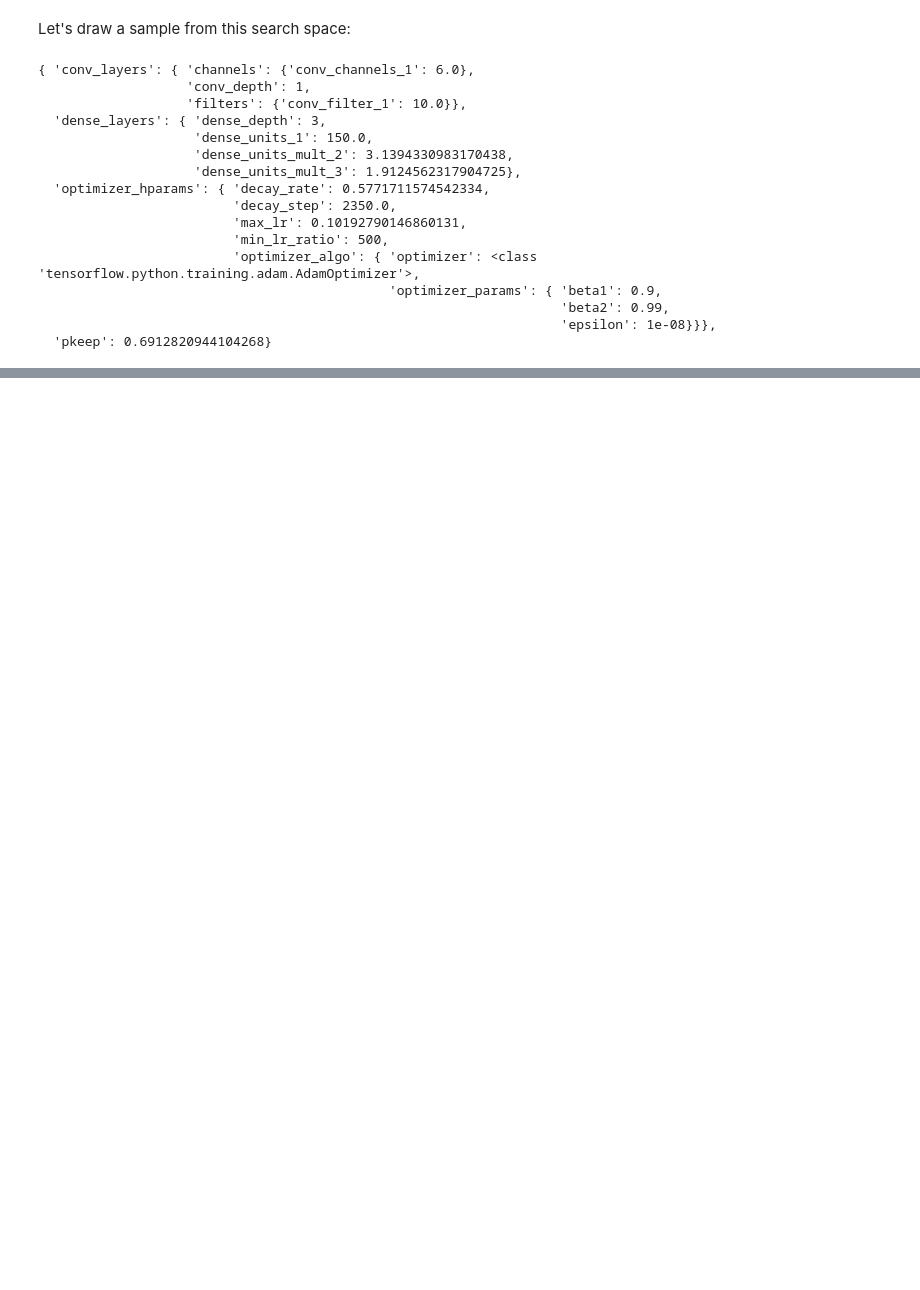
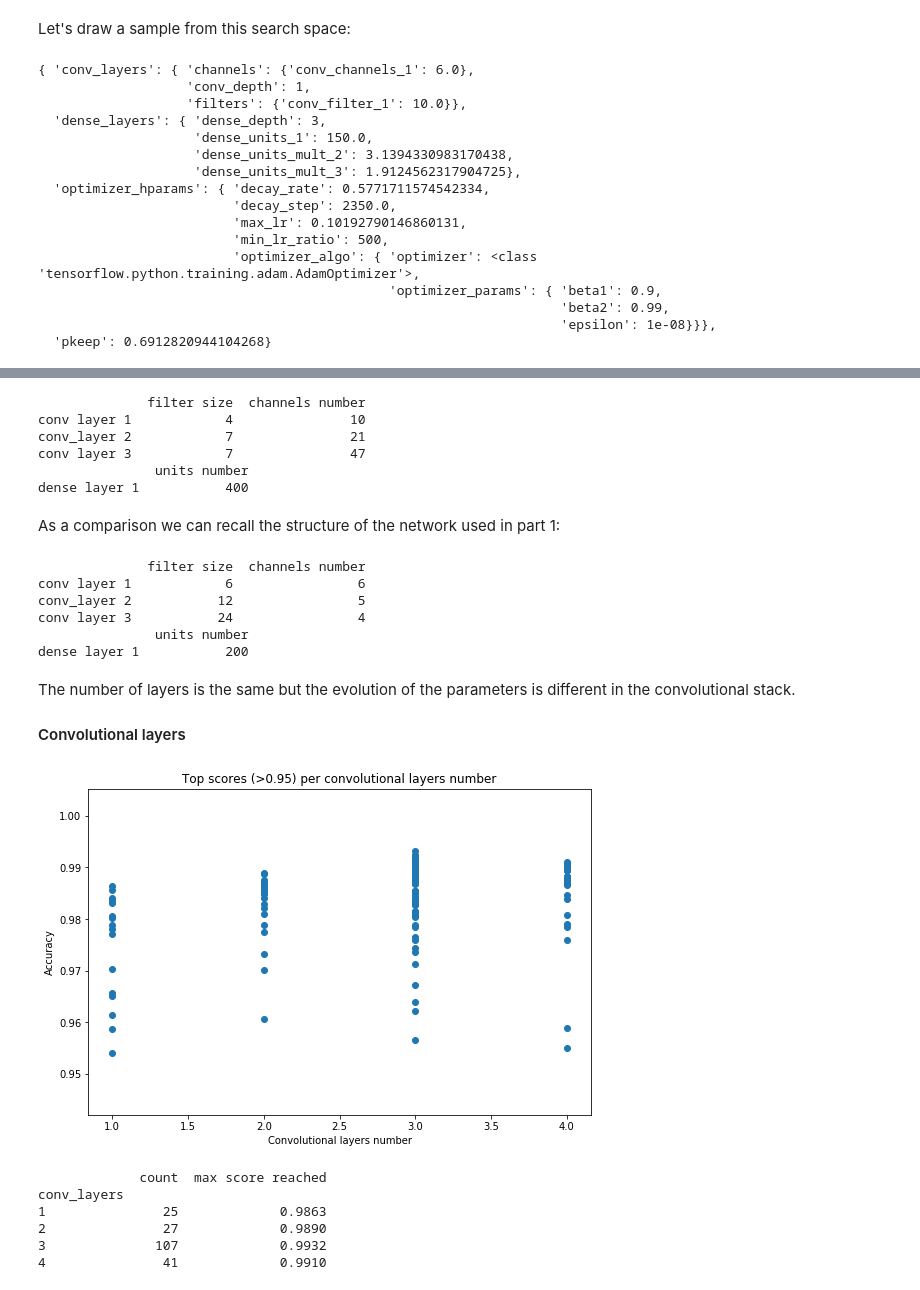
Before and after one commit to AlxClt/Hyperparameters, a Jupyter notebook: MNIST_bayes_opt.ipynb, the cells around one changed output, grey strips where cells are left out. Cells and saved outputs as stored; diff of their text form; code cells hidden in the pictures; blank space fills up the shorter version.

```diff
--- a/MNIST_bayes_opt.ipynb
+++ b/MNIST_bayes_opt.ipynb
@@ -444,0 +454,5 @@ best_tpe = fmin(objective,
+# %%
+with open('data/trials_tpe_mnist_step2','rb') as f:
+    trials=pickle.load(f)
+
+print('Best Accuracy: {:.2f}%'.format(100*(1-trials.best_trial['result']['loss'])))
@@ -444,0 +491,55 @@ best_tpe = fmin(objective,
+# %%
+print(pd.DataFrame([[4,10],[int(1.9016499455362226*4),int(2.1726153573086577*10)],[int(1.126609590344377*int(1.9016499455362226*4)),int(2.277478274537393*int(2.1726153573086577*10))]],index=['conv layer 1', 'conv_layer 2','conv layer 3'],columns=['filter size','channels number']))
+
+print(pd.DataFrame([400],index=['dense layer 1'],columns=['units number']))
+# %% [output]
+              filter size  channels number
+conv layer 1            4               10
+conv_layer 2            7               21
+conv layer 3            7               47
+               units number
+dense layer 1           400
+# %% [markdown]
+As a comparison we can recall the structure of the network used in part 1:
+# %%
+print(pd.DataFrame([[6,6],[12,5],[24,4]],index=['conv layer 1', 'conv_layer 2','conv layer 3'],columns=['filter size','channels number']))
+
+print(pd.DataFrame([200],index=['dense layer 1'],columns=['units number']))
+# %% [output]
+              filter size  channels number
+conv layer 1            6                6
+conv_layer 2           12                5
+conv layer 3           24                4
+               units number
+dense layer 1           200
+# %% [markdown]
+The number of layers is the same but the evolution of the parameters is different in the convolutional stack.
+
+
+#### Convolutional layers
+# %%
+conv_layers = pd.DataFrame(get_values(trials,'conv_layers','score'))
+
+#We need to set the labels, since hp.choice returns the index of its choice, not the name of the algorithm
+conv_layers.conv_layers=conv_layers.conv_layers+1
+
+#visualize top score distribution
+plt.figure(figsize=(9,6))
+plt.scatter(conv_layers[conv_layers.score>0.95].conv_layers,conv_layers[conv_layers.score>0.95].score)
+plt.title('Top scores (>0.95) per convolutional layers number')
+plt.xlabel('Convolutional layers number')
+plt.ylabel('Accuracy')
+plt.show()
+# %% [output]
+[figure, added]
+# %%
+conv_layers=conv_layers.groupby('conv_layers').agg({'conv_layers':'count','score':max})
+conv_layers=conv_layers.rename({'conv_layers':'count','score':'max score reached'},axis=1)
+print(conv_layers)
+# %% [output]
+             count  max score reached
+conv_layers
+1               25             0.9863
+2               27             0.9890
+3              107             0.9932
+4               41             0.9910
```
Also changed, not shown: parts of 15 cells of this notebook, 3 other files.
